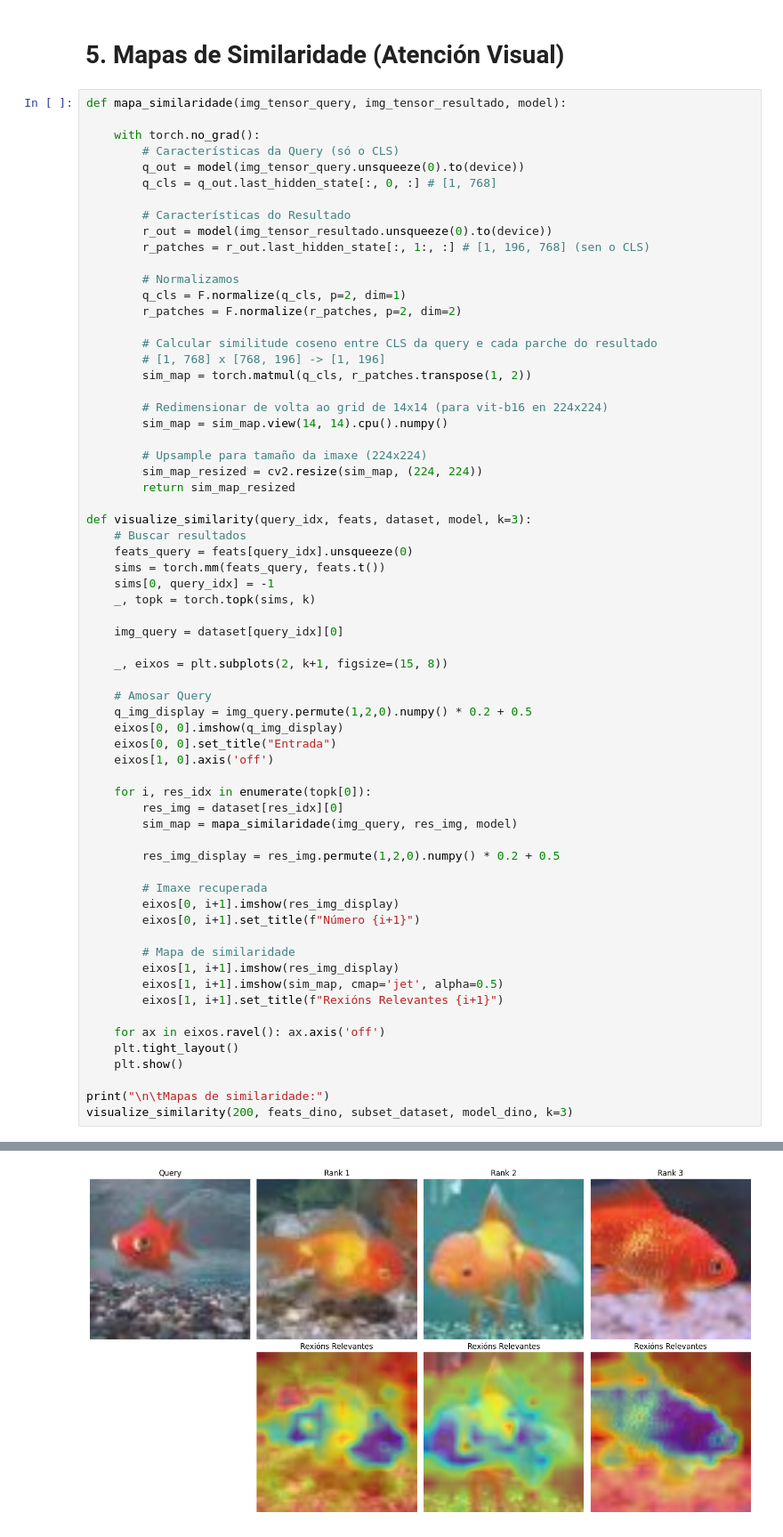
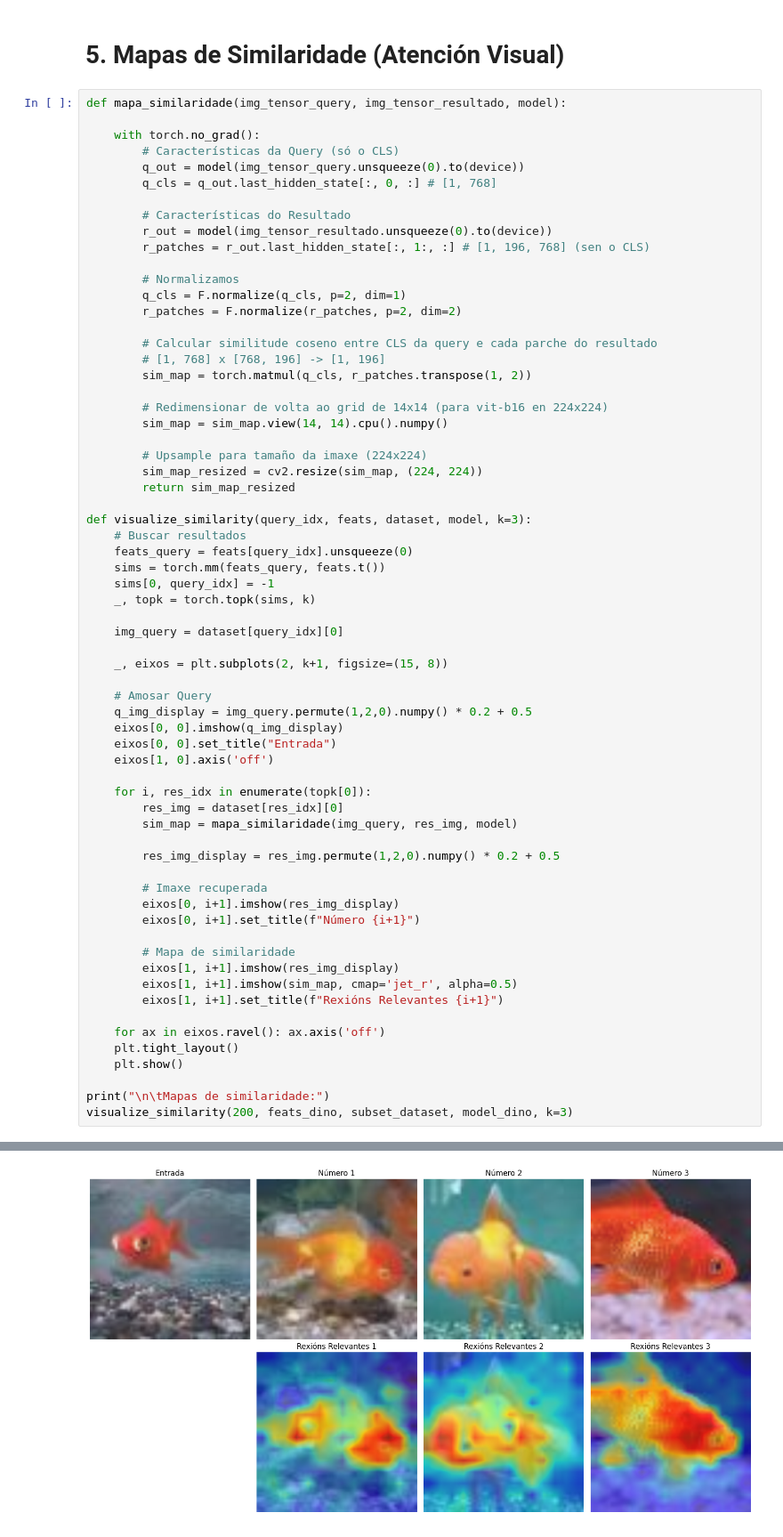
Before and after one commit to mateofra/VPCII, a Jupyter notebook: tarefa_3.ipynb, the cells around one changed output, grey strips where cells are left out. Shown at 89% size. Cells and saved outputs as stored; diff of their text form.

```diff
--- a/tarefa_3.ipynb
+++ b/tarefa_3.ipynb
@@ -171,7 +170,7 @@ def visualize_similarity(query_idx, feats, dataset, model, k=3):
 
         # Mapa de similaridade
         eixos[1, i+1].imshow(res_img_display)
-        eixos[1, i+1].imshow(sim_map, cmap='jet', alpha=0.5)
+        eixos[1, i+1].imshow(sim_map, cmap='jet_r', alpha=0.5)
         eixos[1, i+1].set_title(f"Rexións Relevantes {i+1}")
 
     for ax in eixos.ravel(): ax.axis('off')
@@ -185 +184 @@ Visualizando mapas de similaridade con DINO:
-[figure, old version]
+[figure, new version]
```
Also changed, not shown: parts of 5 cells of this notebook.
